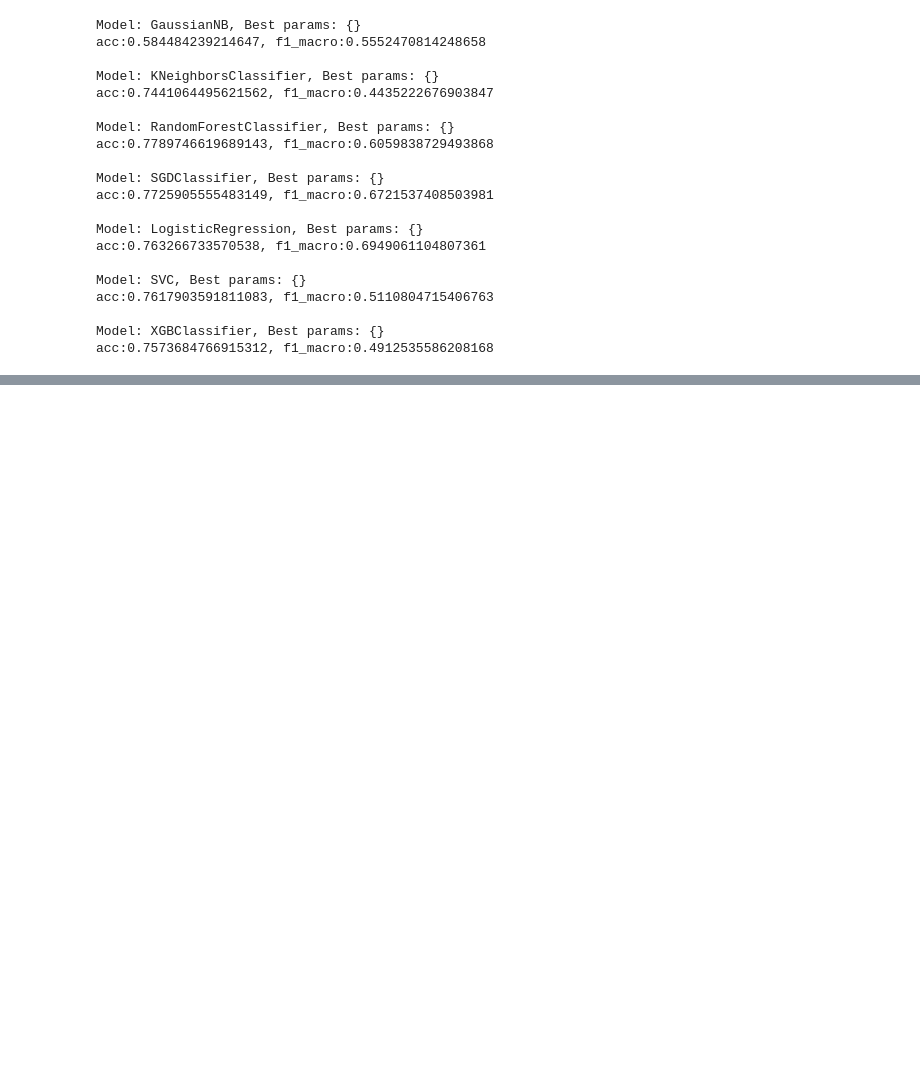
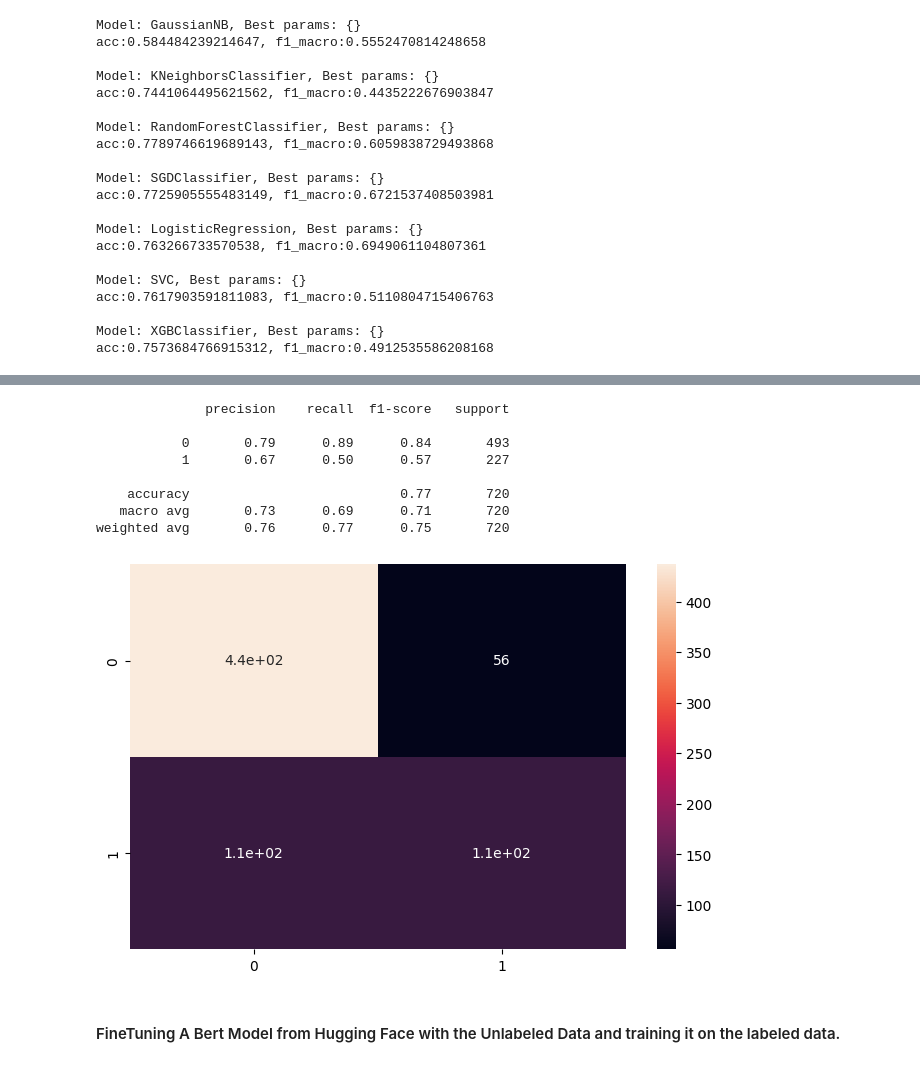
Before and after one commit to AmirHoseein99/Persian_NLP_Task, a Jupyter notebook: NLP_Task.ipynb, the cells around one changed output, grey strips where cells are left out. Saved outputs shown, nothing was run; the diff lists cells and outputs as text; code cells hidden in the pictures; blank space fills up the shorter version.

```diff
--- a/NLP_Task.ipynb
+++ b/NLP_Task.ipynb
@@ -3425,0 +3520,3 @@ acc:0.7573684766915312, f1_macro:0.4912535586208168
+# %%
+test_input_ids = np.array(test_encoding['input_ids'])
+test_attention_mask = np.array(test_encoding['attention_mask'])
@@ -3425,0 +3528,3 @@ acc:0.7573684766915312, f1_macro:0.4912535586208168
+# %%
+predicted_label = transormers_model.predict([test_input_ids, test_attention_mask])
+predicted_label = [1 if proba >0.5 else 0 for proba in predicted_label ]
@@ -3425,0 +3533,14 @@ acc:0.7573684766915312, f1_macro:0.4912535586208168
+# %%
+_ =  plt.figure(figsize=(8, 5))
+_ = sns.heatmap(confusion_matrix(y_test, predicted_label), annot=True)
+print(classification_report(y_test.reshape(-1),  predicted_label))
+# %% [output]
+              precision    recall  f1-score   support
+
+           0       0.79      0.89      0.84       493
+           1       0.67      0.50      0.57       227
+
+    accuracy                           0.77       720
+   macro avg       0.73      0.69      0.71       720
+weighted avg       0.76      0.77      0.75       720
+[figure, added]
@@ -3425,0 +3555,2 @@ acc:0.7573684766915312, f1_macro:0.4912535586208168
+# %% [markdown]
+#### FineTuning A Bert Model from Hugging Face with the Unlabeled Data and training it on the labeled data.
```
Also changed, not shown: parts of 21 cells of this notebook.
